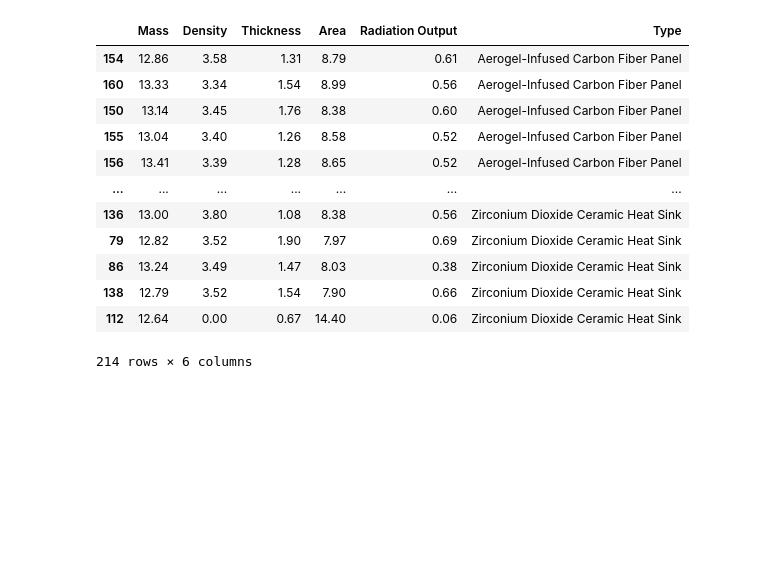
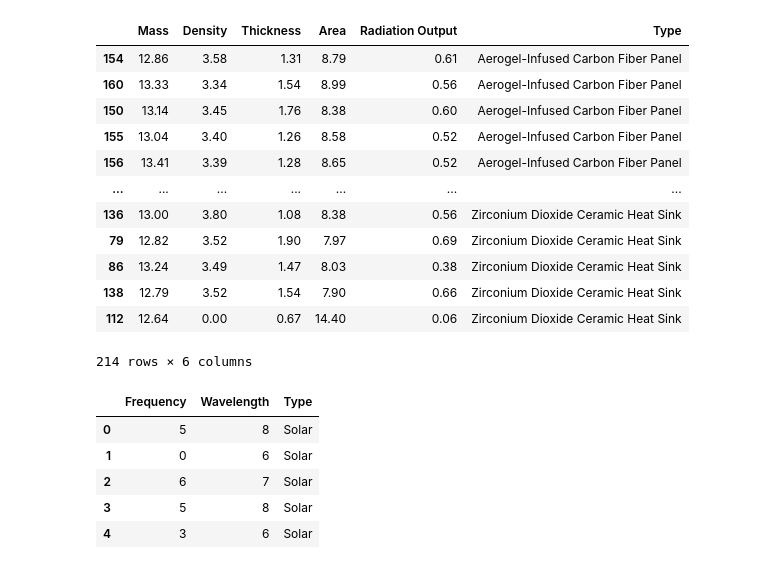
Before and after one commit to JefeThePug/Zorak-Coding-Challenges, a Jupyter notebook: building/KNN.ipynb, the cells around one changed output. Drawn from its saved outputs; the diff is of its cells as text; code cells hidden in the pictures; blank space fills up the shorter version.

```diff
--- a/building/KNN.ipynb
+++ b/building/KNN.ipynb
@@ -315,6 +315,15 @@ df_print
 # %%
 df_print.to_csv('thermal_map_data.csv', index=False)
 # %%
-rad = pd.read_csv("radiation.csv").sort_values("Type")
-rad["Type"].replace({0: "Solar", 1: "Cosmic"}, inplace=True)
-rad.to_csv("radiation.csv", index=False)
+rad = pd.read_csv("radiation.csv") # .sort_values("Type")
+# rad["Type"].replace({0: "Solar", 1: "Cosmic"}, inplace=True)
+# rad.to_csv("radiation.csv", index=False)
+
+rad.head()
+# %% [output]
+|  | Frequency | Wavelength | Type |
+| 0 | 5 | 8 | Solar |
+| 1 | 0 | 6 | Solar |
+| 2 | 6 | 7 | Solar |
+| 3 | 5 | 8 | Solar |
+| 4 | 3 | 6 | Solar |
```
Also changed, not shown: parts of 2 cells of this notebook.
